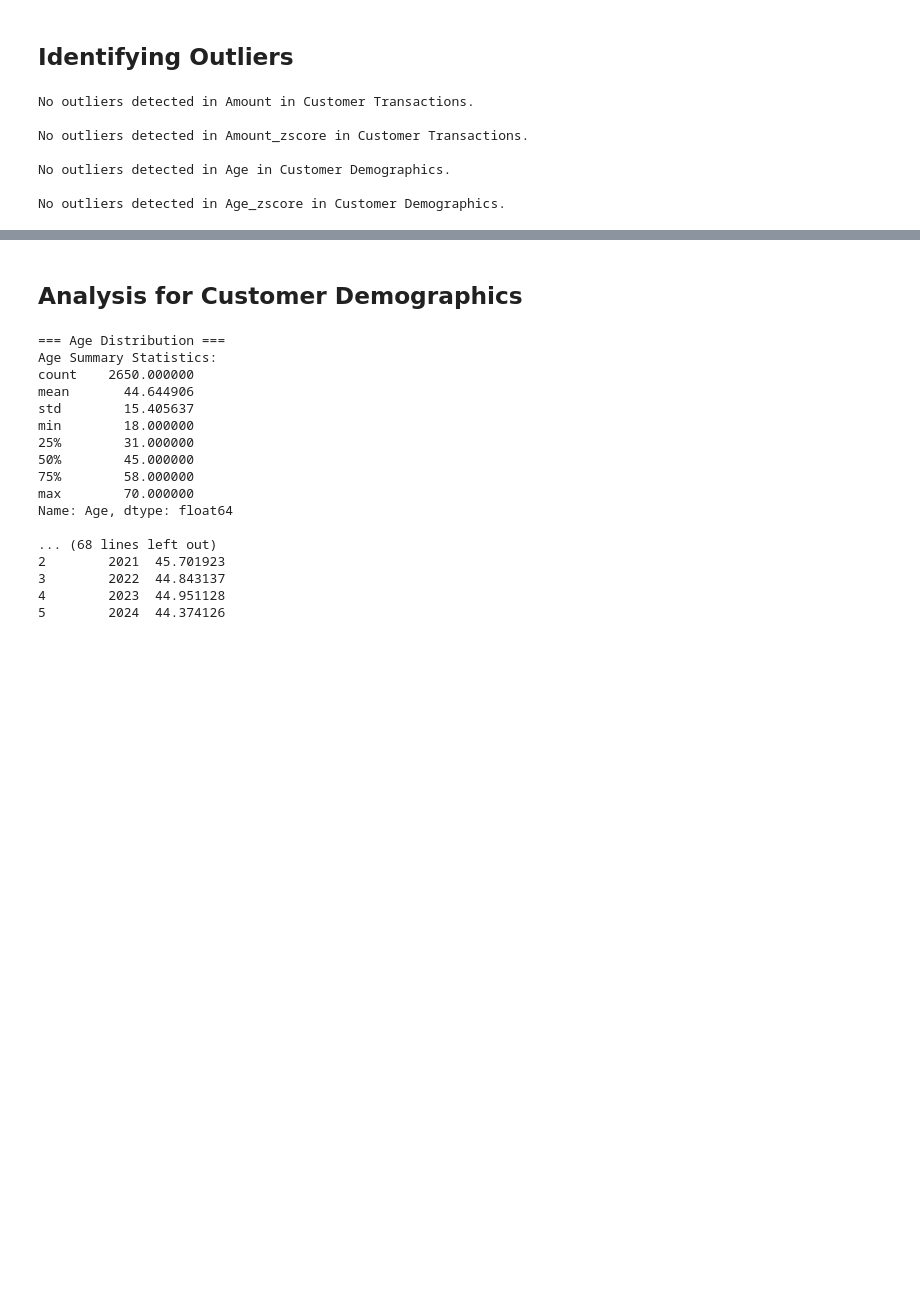
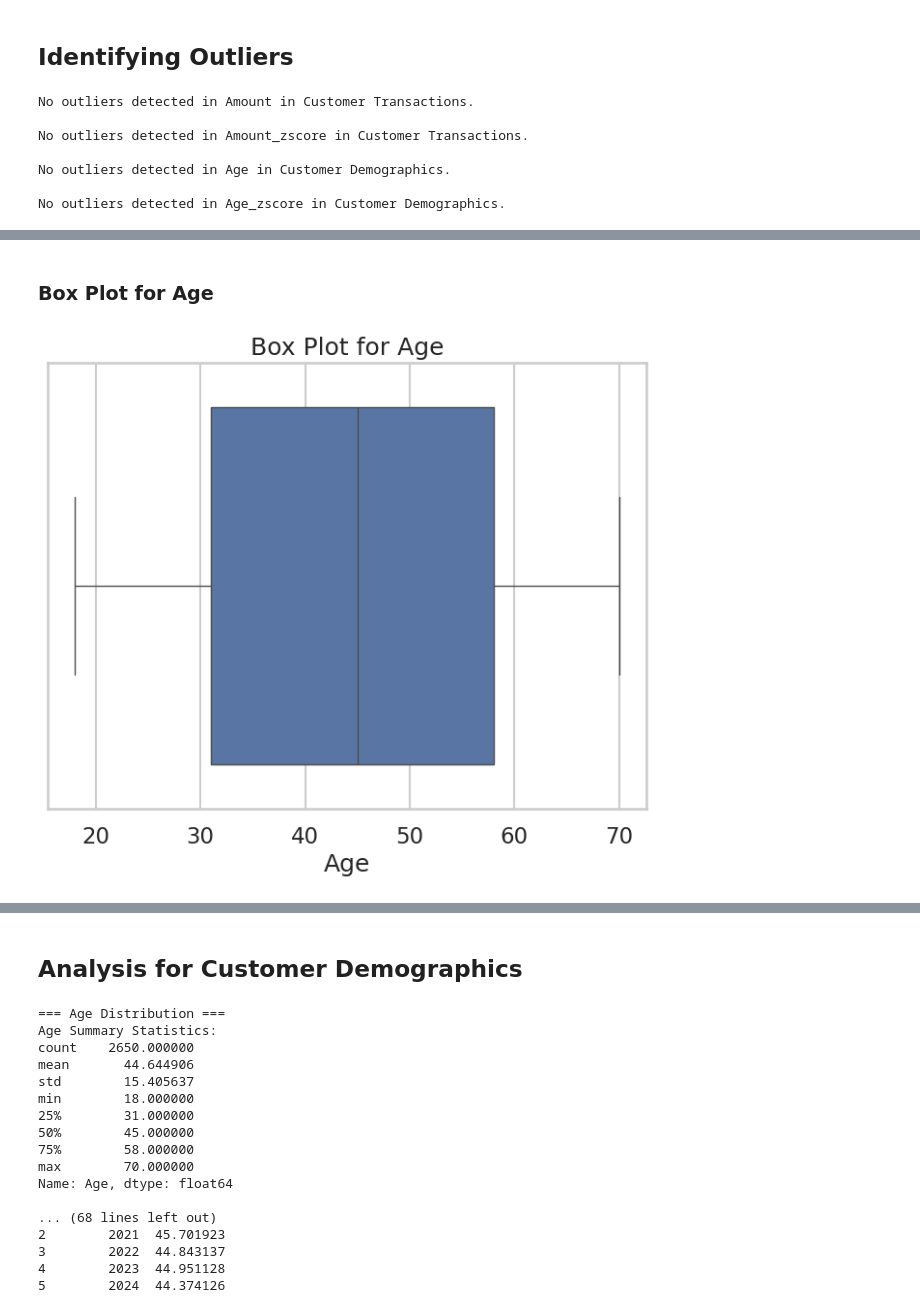
Before and after one commit to zpsy-hub/MO-IT125-ML-Linear-Algebra-A3103-Grp1, a Jupyter notebook: Milestone_1_Exploratory_Data_Analysis_(EDA)_of_Machine_Learning_Solution_Project.ipynb, the cells around one changed output, grey strips where cells are left out. Cells and saved outputs as stored; diff of their text form; code cells hidden in the pictures; blank space fills up the shorter version.

Commit message:
added box plot for outliers

```diff
--- a/Milestone_1_Exploratory_Data_Analysis_(EDA)_of_Machine_Learning_Solution_Project.ipynb
+++ b/Milestone_1_Exploratory_Data_Analysis_(EDA)_of_Machine_Learning_Solution_Project.ipynb
@@ -541,0 +529,9 @@ Index: []
+# %%
+# Calculate z-scores for Age
+customer_demographics['Age_zscore'] = stats.zscore(customer_demographics['Age'])
+
+# Set a threshold for z-scores (e.g., z-scores greater than 3 or less than -3 are outliers)
+age_outliers_zscore = customer_demographics[(customer_demographics['Age_zscore'] > 3) | (customer_demographics['Age_zscore'] < -3)]
+
+# Display outliers detected using z-scores
+print(f"Outliers in Age (Z-Score Method):\n{age_outliers_zscore[['CustomerID', 'Age', 'Age_zscore']]}")
@@ -541,0 +554,14 @@ Index: []
+# %% [markdown]
+### Box Plot for Age
+# %%
+import matplotlib.pyplot as plt
+import seaborn as sns
+
+# Box plot for Age
+plt.figure(figsize=(8, 6))
+sns.boxplot(x=customer_demographics['Age'])
+plt.title('Box Plot for Age')
+plt.xlabel('Age')
+plt.show()
+# %% [output]
+[figure, added]
```
Also changed, not shown: parts of 12 cells of this notebook.
